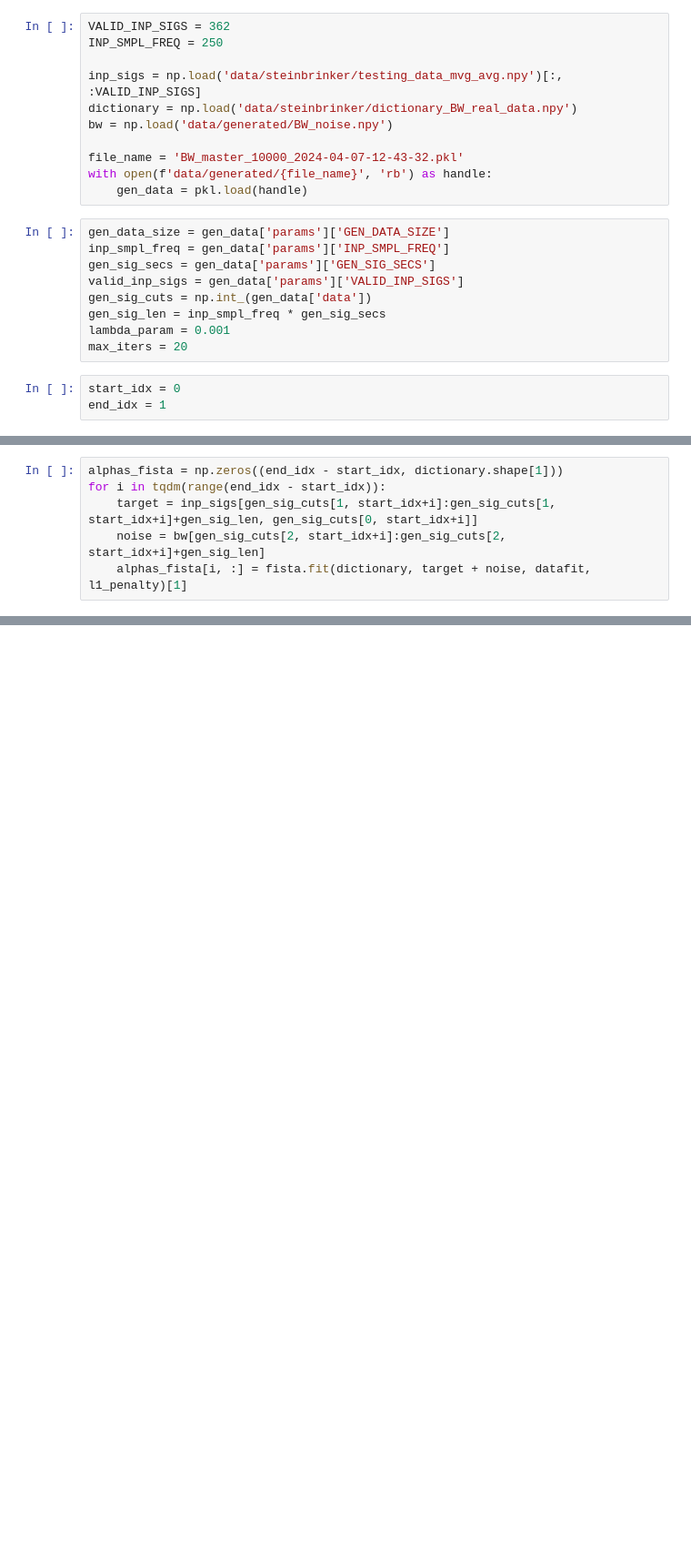
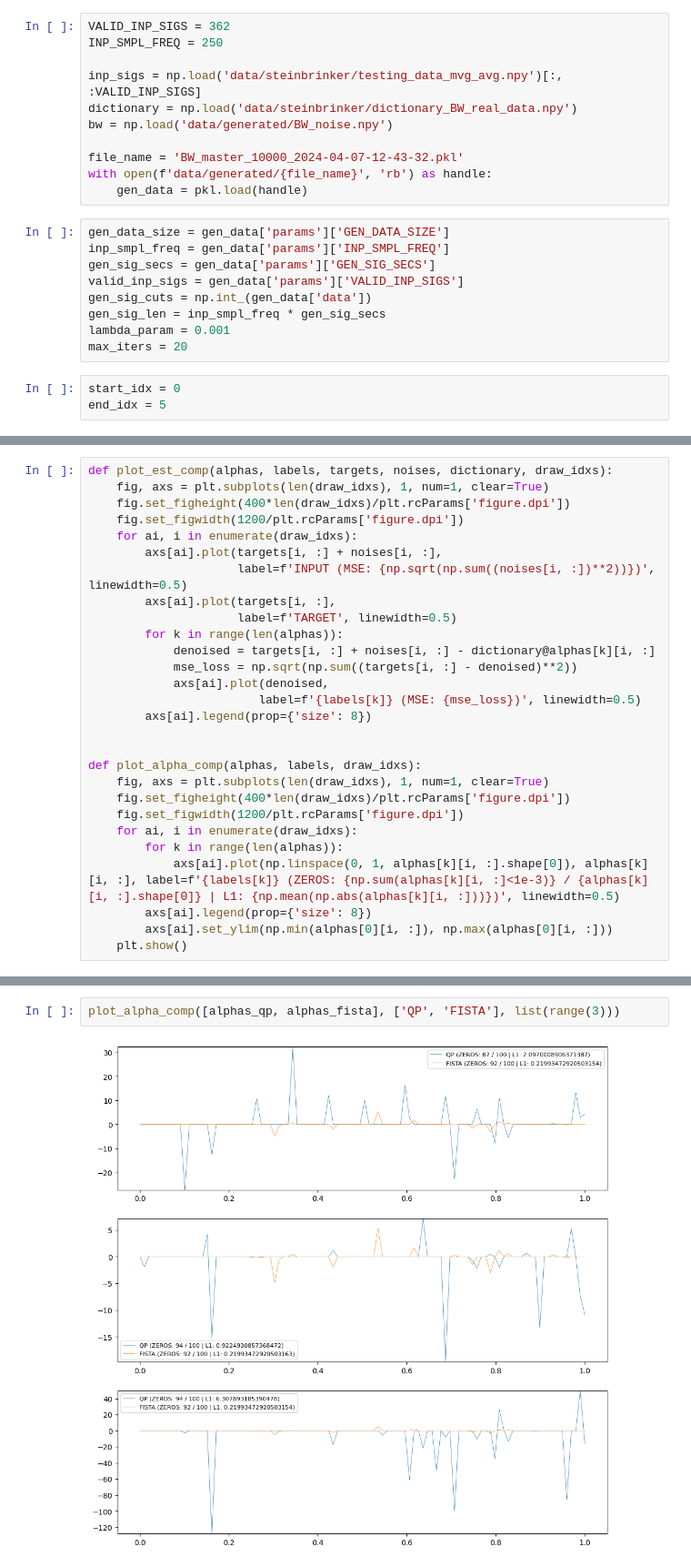
Before and after one commit to galigergergo/ecg-denoising, a Jupyter notebook: workspace/BPDN_QP-vs-FISTA.ipynb, the cells around one changed output, grey strips where cells are left out. Shown: that part at 91% size. Cells and saved outputs as stored; diff of their text form; blank space fills up the shorter version.

Commit message:
Implemented comparing BPDN denoising with QP and FISTA

```diff
--- a/workspace/BPDN_QP-vs-FISTA.ipynb
+++ b/workspace/BPDN_QP-vs-FISTA.ipynb
@@ -31,5 +27,5 @@ lambda_param = 0.001
 max_iters = 20
 # %%
 start_idx = 0
-end_idx = 1
+end_idx = 5
 # %%
@@ -60,6 +39,0 @@ During: typing of argument at C:\Users\galig\AppData\Local\Packages\PythonSoftwa
-# %%
-alphas_fista = np.zeros((end_idx - start_idx, dictionary.shape[1]))
-for i in tqdm(range(end_idx - start_idx)):
-    target = inp_sigs[gen_sig_cuts[1, start_idx+i]:gen_sig_cuts[1, start_idx+i]+gen_sig_len, gen_sig_cuts[0, start_idx+i]]
-    noise = bw[gen_sig_cuts[2, start_idx+i]:gen_sig_cuts[2, start_idx+i]+gen_sig_len]
-    alphas_fista[i, :] = fista.fit(dictionary, target + noise, datafit, l1_penalty)[1]
@@ -73,0 +40,28 @@ dictionary.shape
+# %%
+def plot_est_comp(alphas, labels, targets, noises, dictionary, draw_idxs):
+    fig, axs = plt.subplots(len(draw_idxs), 1, num=1, clear=True)
+    fig.set_figheight(400*len(draw_idxs)/plt.rcParams['figure.dpi'])
+    fig.set_figwidth(1200/plt.rcParams['figure.dpi'])
+    for ai, i in enumerate(draw_idxs):
+        axs[ai].plot(targets[i, :] + noises[i, :],
+                     label=f'INPUT (MSE: {np.sqrt(np.sum((noises[i, :])**2))})', linewidth=0.5)
+        axs[ai].plot(targets[i, :],
+                     label=f'TARGET', linewidth=0.5)
+        for k in range(len(alphas)):
+            denoised = targets[i, :] + noises[i, :] - dictionary@alphas[k][i, :]
+            mse_loss = np.sqrt(np.sum((targets[i, :] - denoised)**2))
+            axs[ai].plot(denoised,
+                        label=f'{labels[k]} (MSE: {mse_loss})', linewidth=0.5)
+        axs[ai].legend(prop={'size': 8})
+
+
+def plot_alpha_comp(alphas, labels, draw_idxs):
+    fig, axs = plt.subplots(len(draw_idxs), 1, num=1, clear=True)
+    fig.set_figheight(400*len(draw_idxs)/plt.rcParams['figure.dpi'])
+    fig.set_figwidth(1200/plt.rcParams['figure.dpi'])
+    for ai, i in enumerate(draw_idxs):
+        for k in range(len(alphas)):
+            axs[ai].plot(np.linspace(0, 1, alphas[k][i, :].shape[0]), alphas[k][i, :], label=f'{labels[k]} (ZEROS: {np.sum(alphas[k][i, :]<1e-3)} / {alphas[k][i, :].shape[0]} | L1: {np.mean(np.abs(alphas[k][i, :]))})', linewidth=0.5)
+        axs[ai].legend(prop={'size': 8})
+        axs[ai].set_ylim(np.min(alphas[0][i, :]), np.max(alphas[0][i, :]))
+    plt.show()
@@ -73,0 +73,4 @@ dictionary.shape
+# %%
+plot_alpha_comp([alphas_qp, alphas_fista], ['QP', 'FISTA'], list(range(3)))
+# %% [output]
+[figure, added]
```
Also changed, not shown: parts of 14 cells of this notebook.
